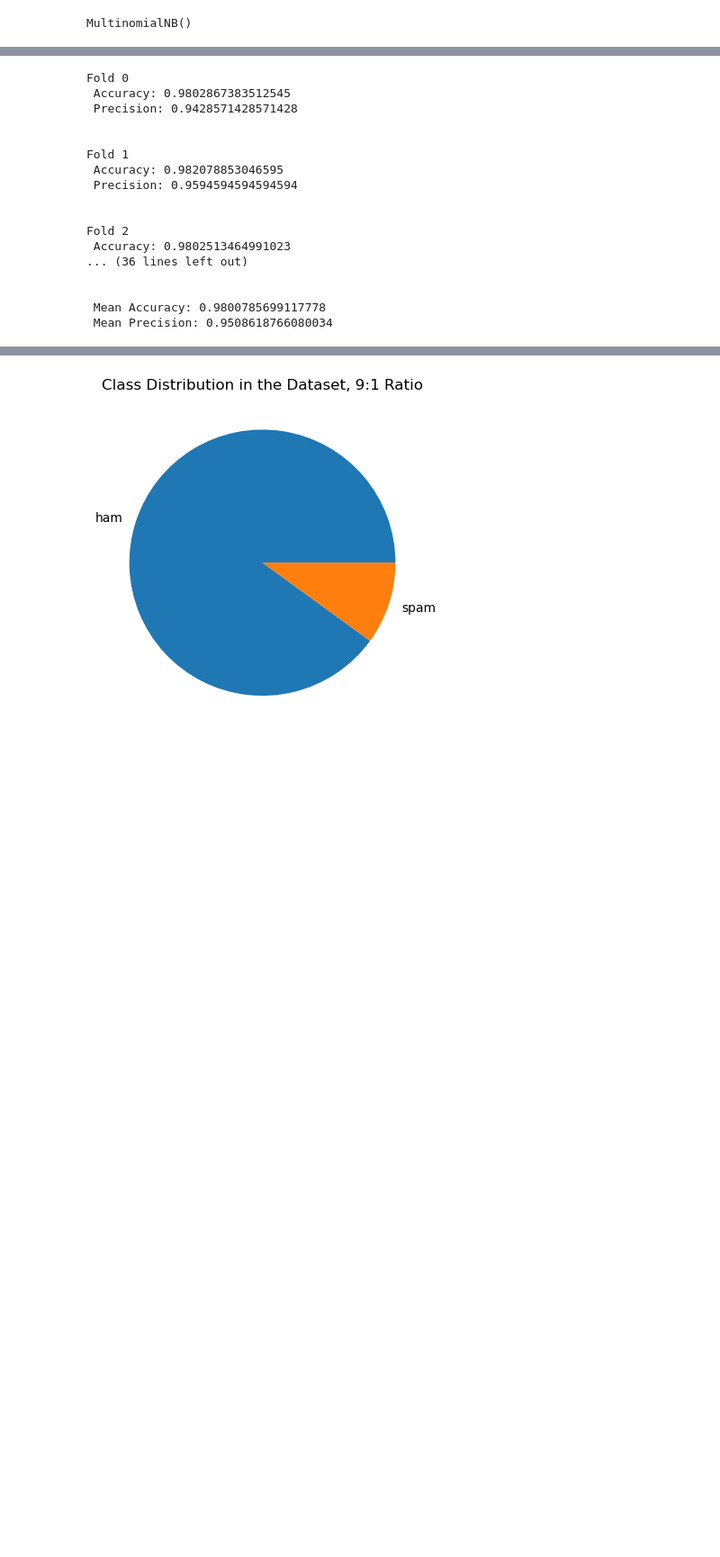
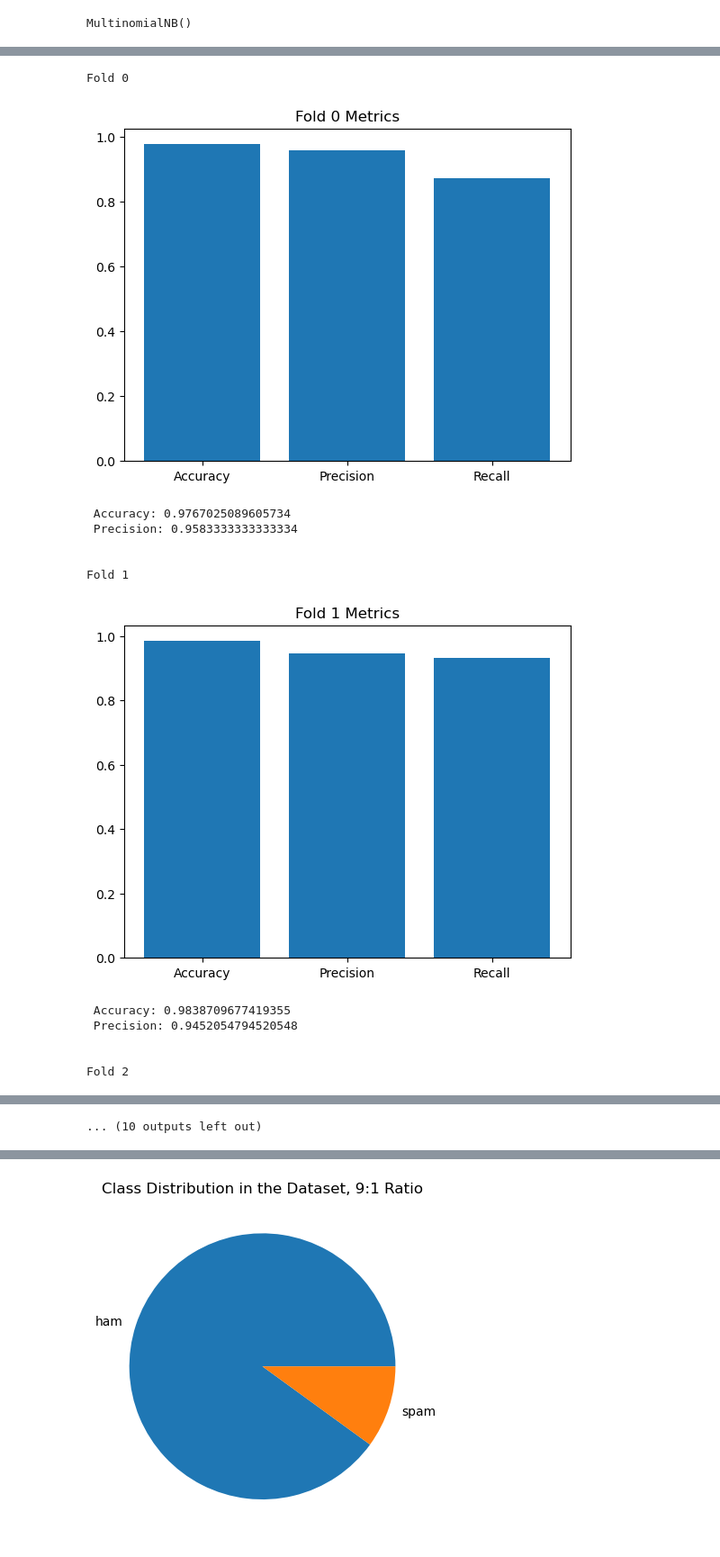
Before and after one commit to AJ-6/AI_Learning-Research, a Jupyter notebook: Spam Classification/Spam_Classification.ipynb, the cells around one changed output, grey strips where cells are left out. Shown: that part at 90% size. Saved outputs shown, nothing was run; the diff lists cells and outputs as text; code cells hidden in the pictures; blank space fills up the shorter version.

```diff
--- a/Spam Classification/Spam_Classification.ipynb
+++ b/Spam Classification/Spam_Classification.ipynb
@@ -270,46 +311,59 @@ kf = KFold(n_splits = 10)
 
 accuracy_list = []
 precision_list = []
 
 for i, (train_index, test_index) in enumerate(kf.split(X)):
     print(f"Fold {i}")
 
 
     X_train, X_test = X[train_index], X[test_index]
     Y_train, Y_test = Y[train_index], Y[test_index]
     MNB.fit(X_train,Y_train)
     KFPredict = MNB.predict(X_test)
 
     accuracy = accuracy_score(KFPredict,Y_test)
     precision = precision_score(KFPredict,Y_test)
+    recall = recall_score(KFPredict, Y_test)
 
     accuracy_list.append(accuracy)
     precision_list.append(precision)
+    recall_list.append(recall)
+
+    labels = ['Accuracy', 'Precision', 'Recall']
+    counts = [accuracy, precision, recall]
+    plt.bar(labels, counts)
+    plt.title(f"Fold {i} Metrics")
+    plt.show()
+
 
     print(f" Accuracy: {accuracy}")
     print(f" Precision: {precision}")
     print("\n")
 
 
 mean_accuracy = mean(accuracy_list)
 mean_precision = mean(precision_list)
+mean_recall = mean(recall_list)
 print(f" Mean Accuracy: {mean_accuracy}")
 print(f" Mean Precision: {mean_precision}")
+print(f" Mean Recall: {mean_recall}")
+
+means = [mean_accuracy,mean_precision,mean_recall]
+
+plt.bar(['Accuracy','Precision','Recall'],means)
+plt.title("Mean Metrics for K-Fold")
+plt.show()
 # %% [output]
 Fold 0
- Accuracy: 0.9802867383512545
- Precision: 0.9428571428571428
-
-
-Fold 1
- Accuracy: 0.982078853046595
- Precision: 0.9594594594594594
-
-
-Fold 2
- Accuracy: 0.9802513464991023
-... (36 lines left out)
-
-
- Mean Accuracy: 0.9800785699117778
- Mean Precision: 0.9508618766080034
+[figure, added]
+ Accuracy: 0.9767025089605734
+ Precision: 0.9583333333333334
+
+
+Fold 1
+[figure, added]
+ Accuracy: 0.9838709677419355
+ Precision: 0.9452054794520548
+
+
+Fold 2
@@ -316,3 +389,4 @@ Fold 2
+... (10 outputs left out)
 # %%
 kf = KFold(n_splits = 5, shuffle = True, random_state = 42)
 
```
Also changed, not shown: parts of 21 cells of this notebook.
